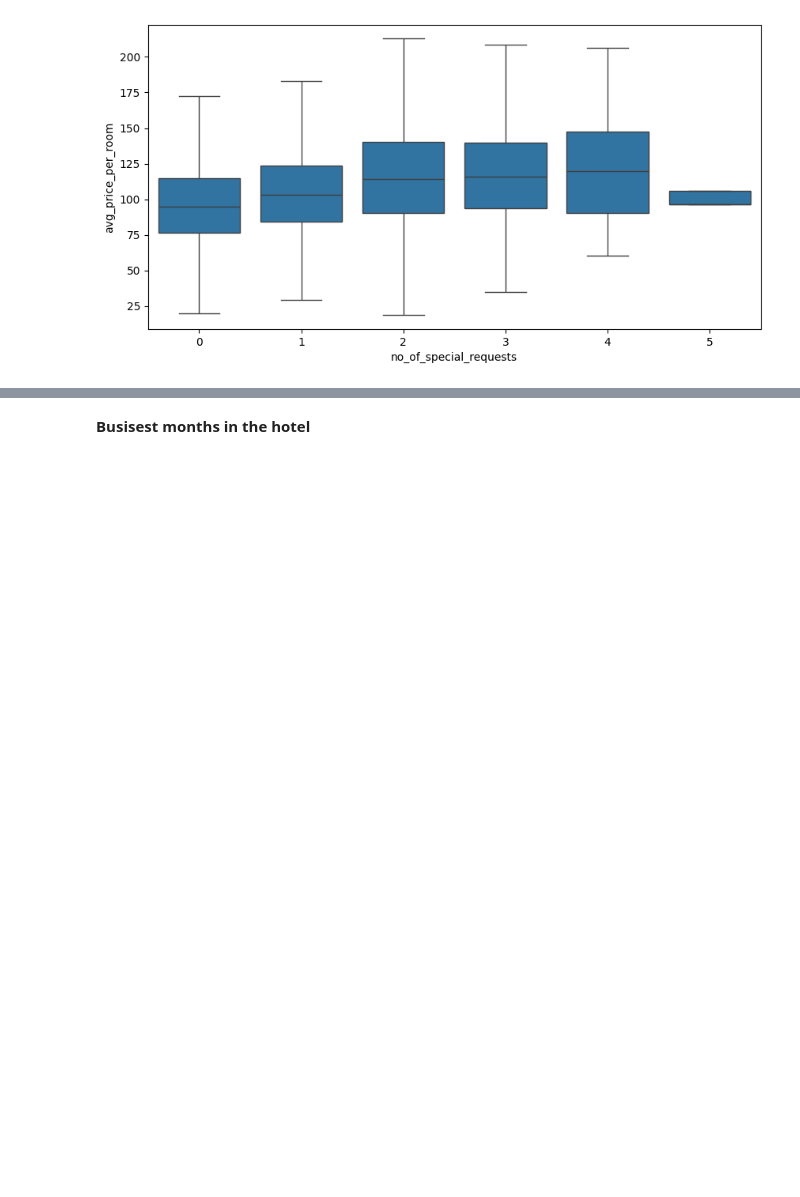
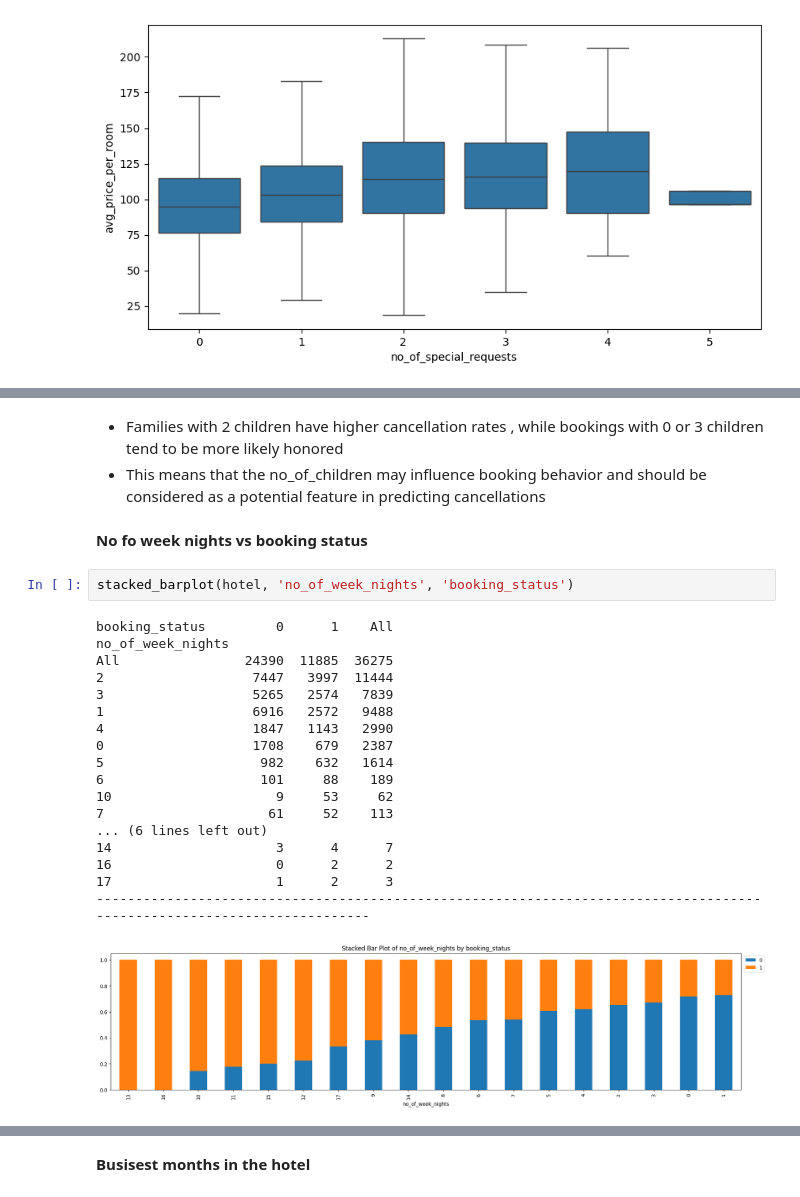
Before and after one commit to akatjizeu/Data-Science, a Jupyter notebook: deakin-bridging/ML2/ML2_INN_Full_code_Learner_notebook.ipynb, the cells around one changed output, grey strips where cells are left out. Cells and saved outputs as stored; diff of their text form; blank space fills up the shorter version.

```diff
--- a/deakin-bridging/ML2/ML2_INN_Full_code_Learner_notebook.ipynb
+++ b/deakin-bridging/ML2/ML2_INN_Full_code_Learner_notebook.ipynb
@@ -938,0 +971,26 @@ plt.show()
+# %% [markdown]
+* Families with 2 children have higher cancellation rates , while bookings with 0 or 3 children tend to be more likely honored
+* This means that the no_of_children may influence booking behavior and should be considered as a potential feature in predicting cancellations
+# %% [markdown]
+**No fo week nights vs booking status**
+# %%
+stacked_barplot(hotel, 'no_of_week_nights', 'booking_status')
+# %% [output]
+booking_status         0      1    All
+no_of_week_nights
+All                24390  11885  36275
+2                   7447   3997  11444
+3                   5265   2574   7839
+1                   6916   2572   9488
+4                   1847   1143   2990
+0                   1708    679   2387
+5                    982    632   1614
+6                    101     88    189
+10                     9     53     62
+7                     61     52    113
+... (6 lines left out)
+14                     3      4      7
+16                     0      2      2
+17                     1      2      3
+------------------------------------------------------------------------------------------------------------------------
+[figure, added]
```
Also changed, not shown: parts of 46 cells of this notebook.
